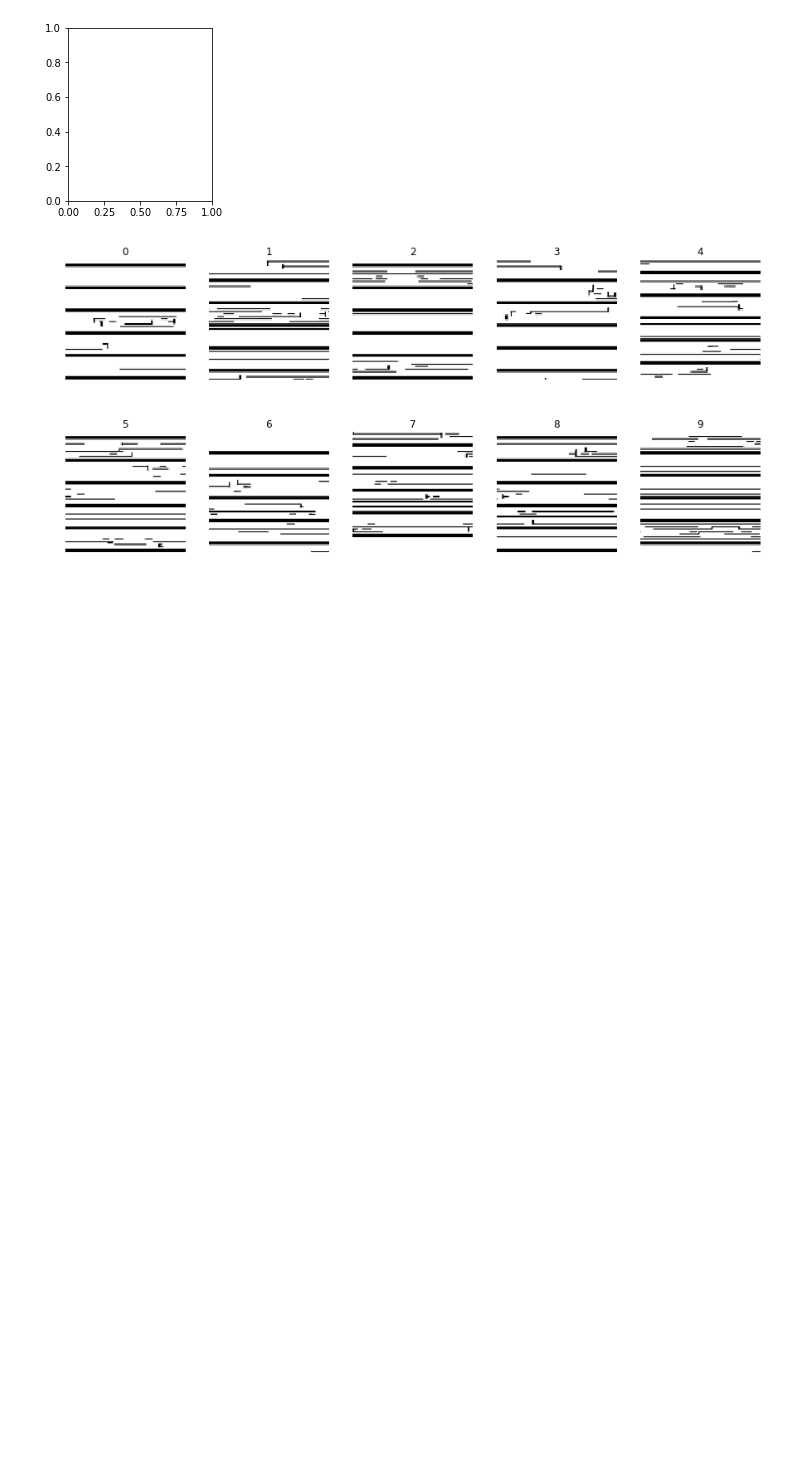
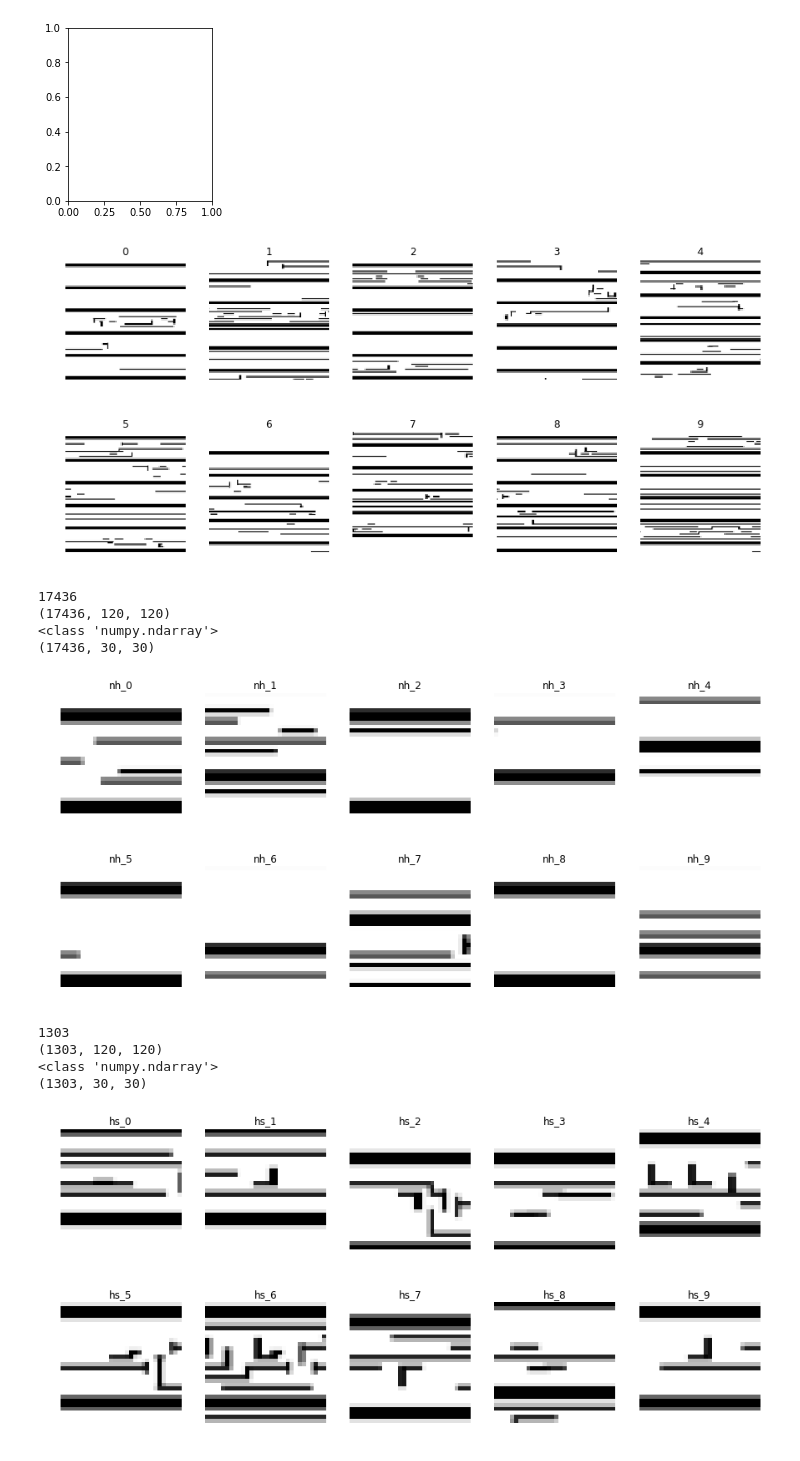
Before and after one commit to RayMick/LHD, a Jupyter notebook: Hotspot_detection.ipynb, the cells around one changed output. Cells and saved outputs as stored; diff of their text form; code cells hidden in the pictures; blank space fills up the shorter version.

```diff
--- a/Hotspot_detection.ipynb
+++ b/Hotspot_detection.ipynb
@@ -208,0 +224,62 @@ pickle.dump(nh_img, open( "./pickled_data/all_nh_imgs.p", "wb" ) )
+# %%
+nh_img = './pickled_data/all_nh_imgs_120x120.p'
+hs_img = './pickled_data/all_hs_imgs_120x120.p'
+
+
+
+with open(nh_img, mode='rb') as f:
+    nh_img_pickled = pickle.load(f)
+with open(hs_img, mode='rb') as f:
+    hs_img_pickled = pickle.load(f)
+# %%
+nh_num_imgs = len(nh_img_pickled)
+print(nh_num_imgs)
+print(nh_img_pickled.shape)
+print(type(nh_img_pickled))
+
+#plt.imshow(nh_img_pickled[0], cmap='Greys')
+nh_crop_img_list = np.uint8(np.zeros((nh_num_imgs,30,30)))
+nh_crop_img_list = nh_img_pickled[:, 45:75, 45:75]
+
+plt.figure(figsize=(15, 7))
+print(nh_crop_img_list.shape)
+
+for i in range(10):
+    plt.subplot(2, 5, i+1)
+    plt.imshow(nh_crop_img_list[i], cmap='Greys')
+    plt.title("nh_"+str(i))
+    plt.axis('off')
+    #num_of_samples.append(len(x_selected))
+plt.show()
+
+
+hs_num_imgs = len(hs_img_pickled)
+print(hs_num_imgs)
+print(hs_img_pickled.shape)
+print(type(hs_img_pickled))
+
+#plt.imshow(nh_img_pickled[0], cmap='Greys')
+hs_crop_img_list = np.uint8(np.zeros((hs_num_imgs,30,30)))
+hs_crop_img_list = hs_img_pickled[:, 45:75, 45:75]
+
+plt.figure(figsize=(15, 7))
+print(hs_crop_img_list.shape)
+
+for i in range(10):
+    plt.subplot(2, 5, i+1)
+    plt.imshow(hs_crop_img_list[i], cmap='Greys')
+    plt.title("hs_"+str(i))
+    plt.axis('off')
+    #num_of_samples.append(len(x_selected))
+plt.show()
+# %% [output]
+17436
+(17436, 120, 120)
+<class 'numpy.ndarray'>
+(17436, 30, 30)
+[figure, added]
+1303
+(1303, 120, 120)
+<class 'numpy.ndarray'>
+(1303, 30, 30)
+[figure, added]
```
Also changed, not shown: parts of 12 cells of this notebook.
